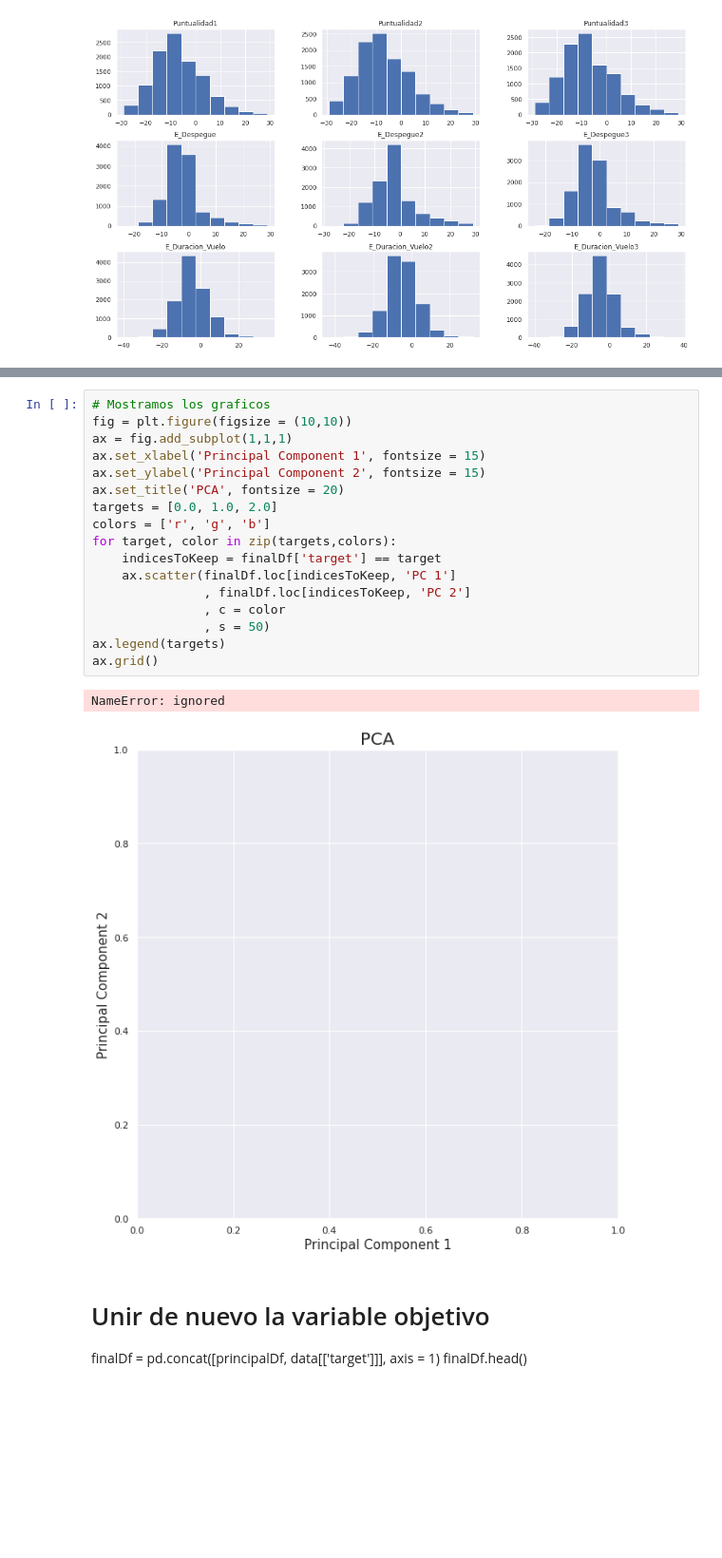
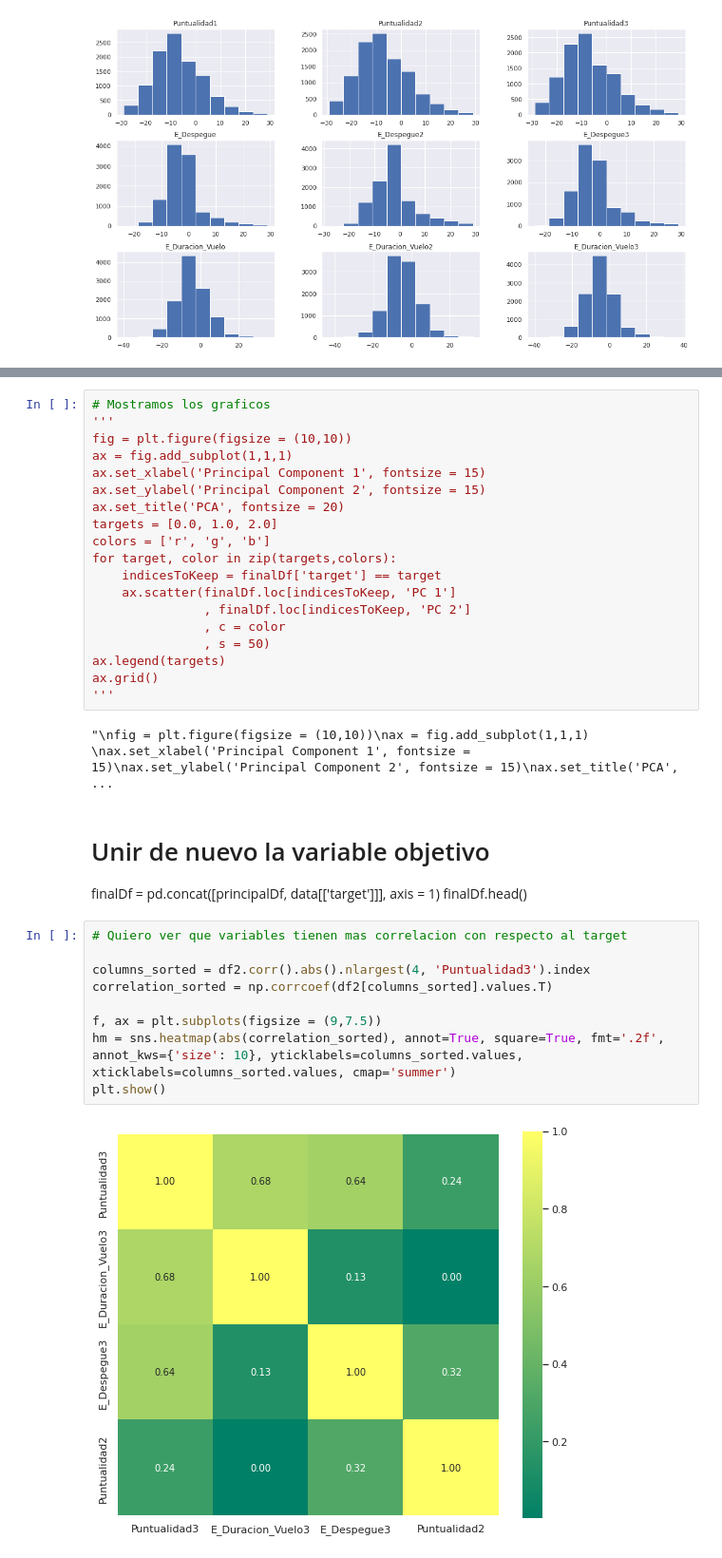
Before and after one commit to JMML2021/Avaluaci-final-per-passar-a-projecte, a Jupyter notebook: Companyia Aerea Algoritmes d’aprenentatge supervisat.ipynb, the cells around one changed output, grey strips where cells are left out. Shown at 95% size. Saved outputs shown, nothing was run; the diff lists cells and outputs as text; blank space fills up the shorter version.

```diff
--- a/Companyia Aerea Algoritmes d’aprenentatge supervisat.ipynb
+++ b/Companyia Aerea Algoritmes d’aprenentatge supervisat.ipynb
@@ -206,5 +300,6 @@ principalDf.head()
 # %%
 # Mostramos los graficos
+'''
 fig = plt.figure(figsize = (10,10))
 ax = fig.add_subplot(1,1,1)
 ax.set_xlabel('Principal Component 1', fontsize = 15)
@@ -220,11 +315,22 @@ for target, color in zip(targets,colors):
                , s = 50)
 ax.legend(targets)
 ax.grid()
+'''
 # %% [output]
-NameError: ignored
+"\nfig = plt.figure(figsize = (10,10))\nax = fig.add_subplot(1,1,1) \nax.set_xlabel('Principal Component 1', fontsize = 15)\nax.set_ylabel('Principal Component 2', fontsize = 15)\nax.set_title('PCA',  ...
-[figure, removed]
 # %% [markdown]
 # Unir de nuevo la variable objetivo
 
 finalDf = pd.concat([principalDf, data[['target']]], axis = 1)
 finalDf.head()
+# %%
+# Quiero ver que variables tienen mas correlacion con respecto al target
+
+columns_sorted = df2.corr().abs().nlargest(4, 'Puntualidad3').index
+correlation_sorted = np.corrcoef(df2[columns_sorted].values.T)
+
+f, ax = plt.subplots(figsize = (9,7.5))
+hm = sns.heatmap(abs(correlation_sorted), annot=True, square=True, fmt='.2f', annot_kws={'size': 10}, yticklabels=columns_sorted.values, xticklabels=columns_sorted.values, cmap='summer')
+plt.show()
+# %% [output]
+[figure, added]
```
Also changed, not shown: parts of 29 cells of this notebook.
